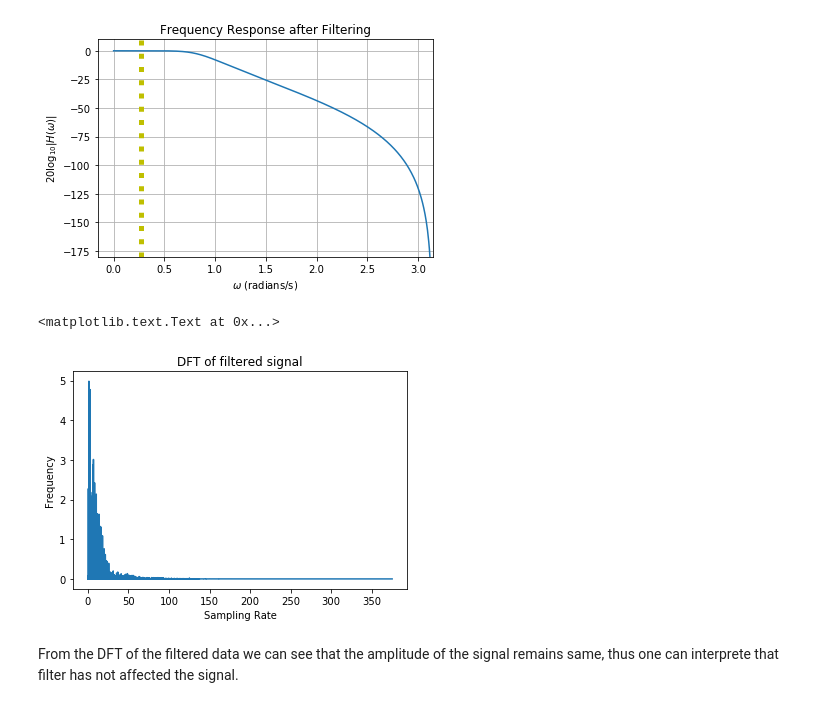
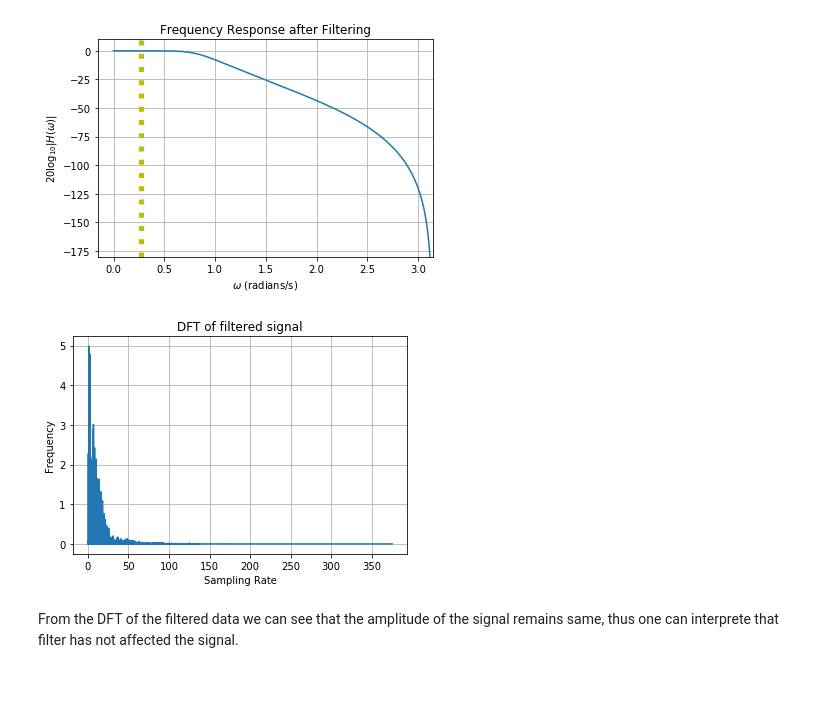
Before and after one commit to sjoshi94/MIdterm-project, a Jupyter notebook: Biomedical - Midterm Project.ipynb, the cells around one changed output. Saved outputs shown, nothing was run; the diff lists cells and outputs as text; code cells hidden in the pictures.

```diff
--- a/Biomedical - Midterm Project.ipynb
+++ b/Biomedical - Midterm Project.ipynb
@@ -176,24 +187,19 @@ plt.grid()
 # %% [output]
 [figure]
 # %%
-from scipy import signal
-import numpy as np
-import matplotlib.pyplot as plt
-
-s = lfilter(b, a, data)
 L1=len(s)
 
-f1=np.arange(0,750/2,750/43081.)
+f1=np.arange(0,75e1/2,75e1/43081.)
 Y1=np.fft.fft(s)
 Pyy=abs(Y1)/L1
 
 plt.plot(f1, Pyy[:21541])
 plt.title('DFT of filtered signal')
 plt.ylabel("Frequency")
 plt.xlabel('Sampling Rate')
+plt.grid()
 # %% [output]
-<matplotlib.text.Text at 0x...>
-[figure, old version]
+[figure, new version]
 # %% [markdown]
 From the DFT of the filtered data we can see that the amplitude of the signal remains same, thus one can interprete that filter has not affected the signal.
 # %% [markdown]
```
Also changed, not shown: parts of 4 cells of this notebook.
